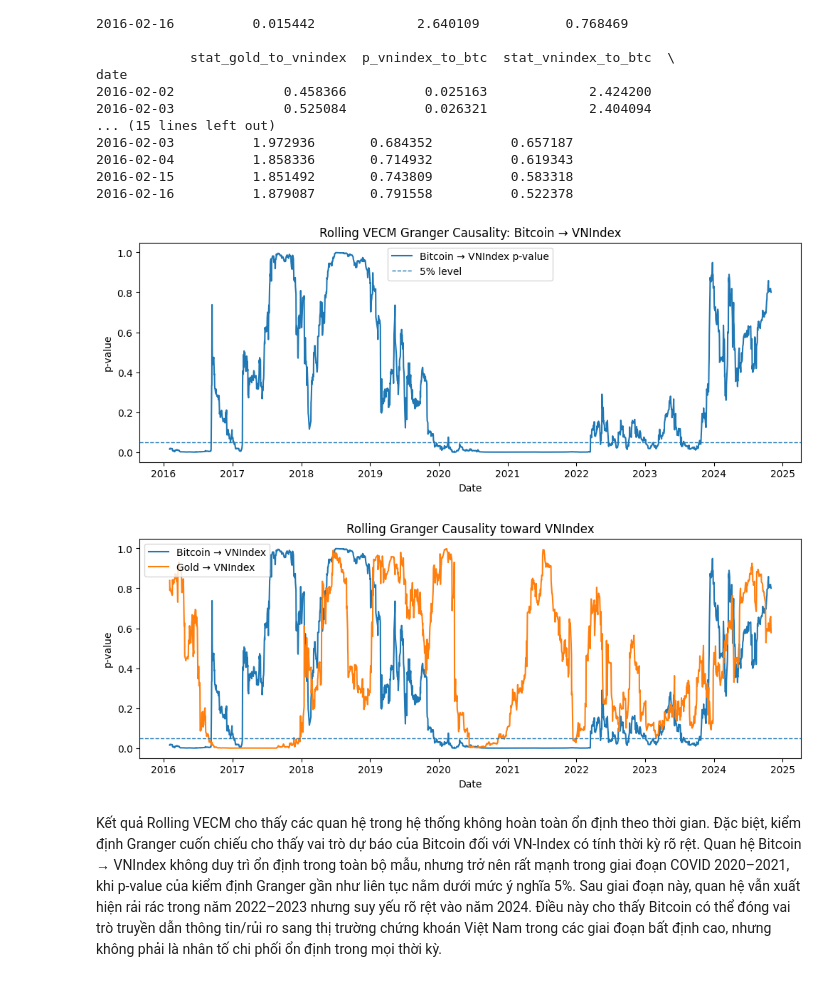
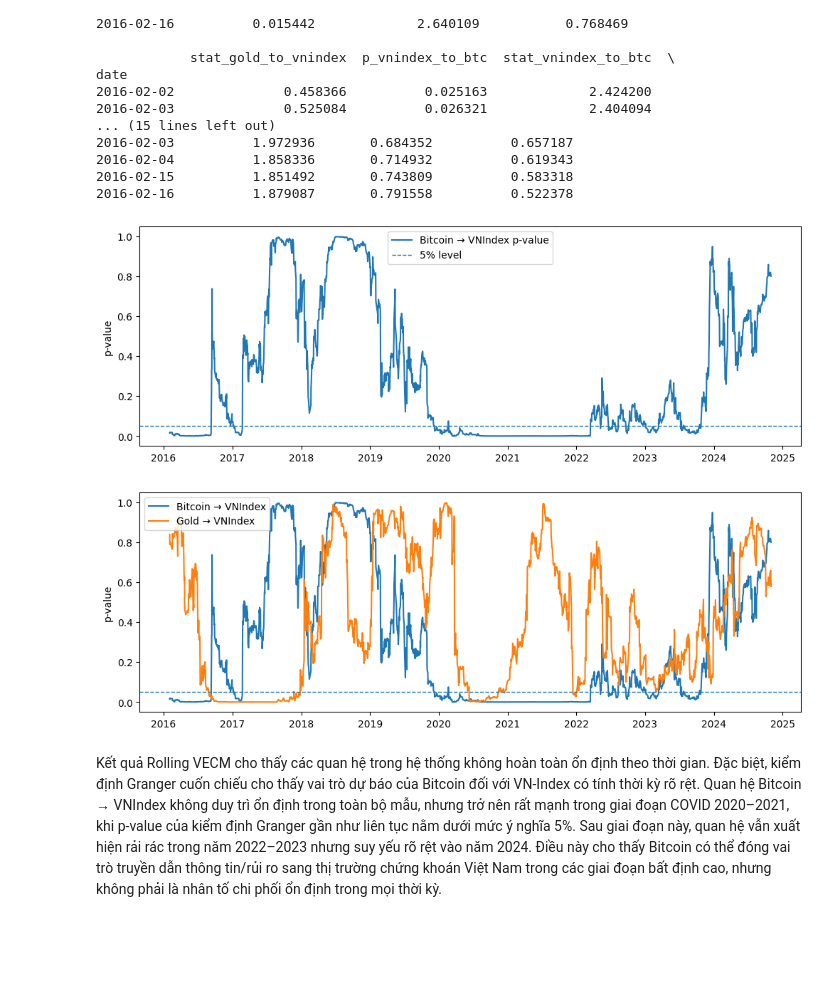
Before and after one commit to Gitzvaaaa/Digital-gold-debate, a Jupyter notebook: Notebooks/eda_&_preprocessing.ipynb, the cells around one changed output. Drawn from its saved outputs; the diff is of its cells as text; code cells hidden in the pictures; blank space fills up the shorter version.

```diff
--- a/Notebooks/eda_&_preprocessing.ipynb
+++ b/Notebooks/eda_&_preprocessing.ipynb
@@ -1856,21 +1948,19 @@ date
 # %%
 plt.figure(figsize=(12, 4))
 
 plt.plot(
     rolling_granger.index,
     rolling_granger["p_btc_to_vnindex"],
     label="Bitcoin → VNIndex p-value"
 )
 
 plt.axhline(0.05, linestyle="--", linewidth=1, label="5% level")
 
-plt.title("Rolling VECM Granger Causality: Bitcoin → VNIndex")
 plt.ylabel("p-value")
-plt.xlabel("Date")
 plt.legend()
 plt.show()
 # %% [output]
-[figure, old version]
+[figure, new version]
 # %%
 plt.figure(figsize=(12, 4))
 
@@ -1888,13 +1978,11 @@ plt.plot(
 
 plt.axhline(0.05, linestyle="--", linewidth=1)
 
-plt.title("Rolling Granger Causality toward VNIndex")
 plt.ylabel("p-value")
-plt.xlabel("Date")
 plt.legend()
 plt.show()
 # %% [output]
-[figure, old version]
+[figure, new version]
 # %% [markdown]
 Kết quả Rolling VECM cho thấy các quan hệ trong hệ thống không hoàn toàn ổn định theo thời gian. Đặc biệt, kiểm định Granger cuốn chiếu cho thấy vai trò dự báo của Bitcoin đối với VN-Index có tính thời kỳ rõ rệt. Quan hệ Bitcoin → VNIndex không duy trì ổn định trong toàn bộ mẫu, nhưng trở nên rất mạnh trong giai đoạn COVID 2020–2021, khi p-value của kiểm định Granger gần như liên tục nằm dưới mức ý nghĩa 5%. Sau giai đoạn này, quan hệ vẫn xuất hiện rải rác trong năm 2022–2023 nhưng suy yếu rõ rệt vào năm 2024. Điều này cho thấy Bitcoin có thể đóng vai trò truyền dẫn thông tin/rủi ro sang thị trường chứng khoán Việt Nam trong các giai đoạn bất định cao, nhưng không phải là nhân tố chi phối ổn định trong mọi thời kỳ.
 # %%
```
Also changed, not shown: parts of 13 cells of this notebook, 2 other files.
